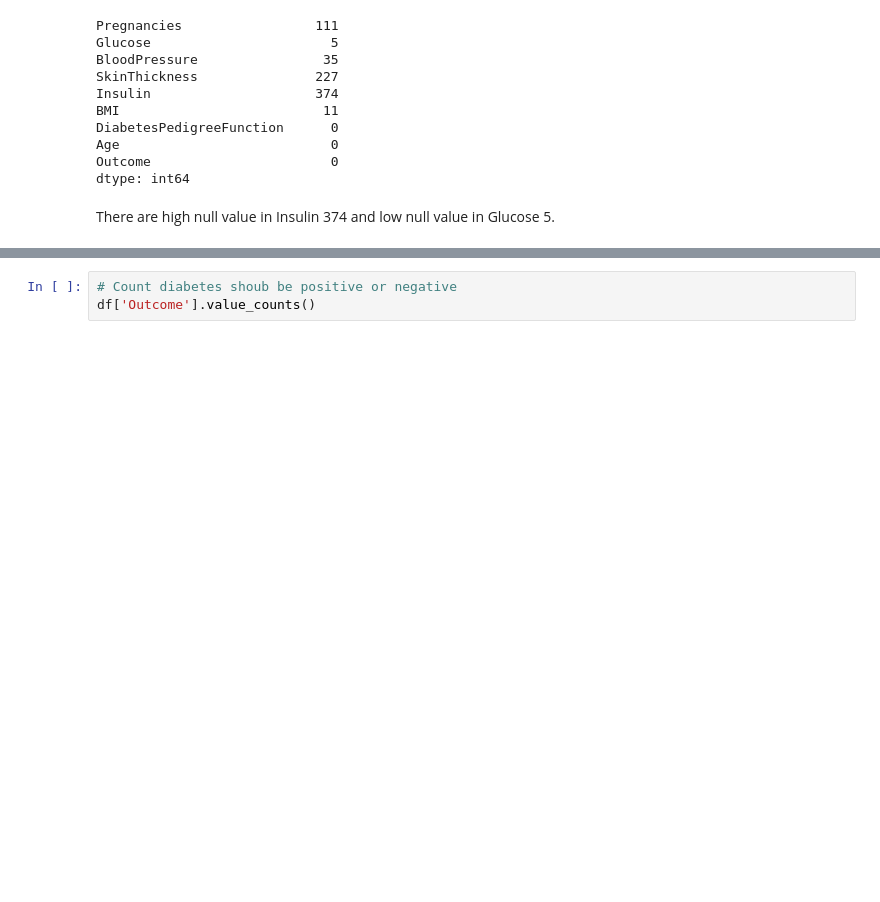
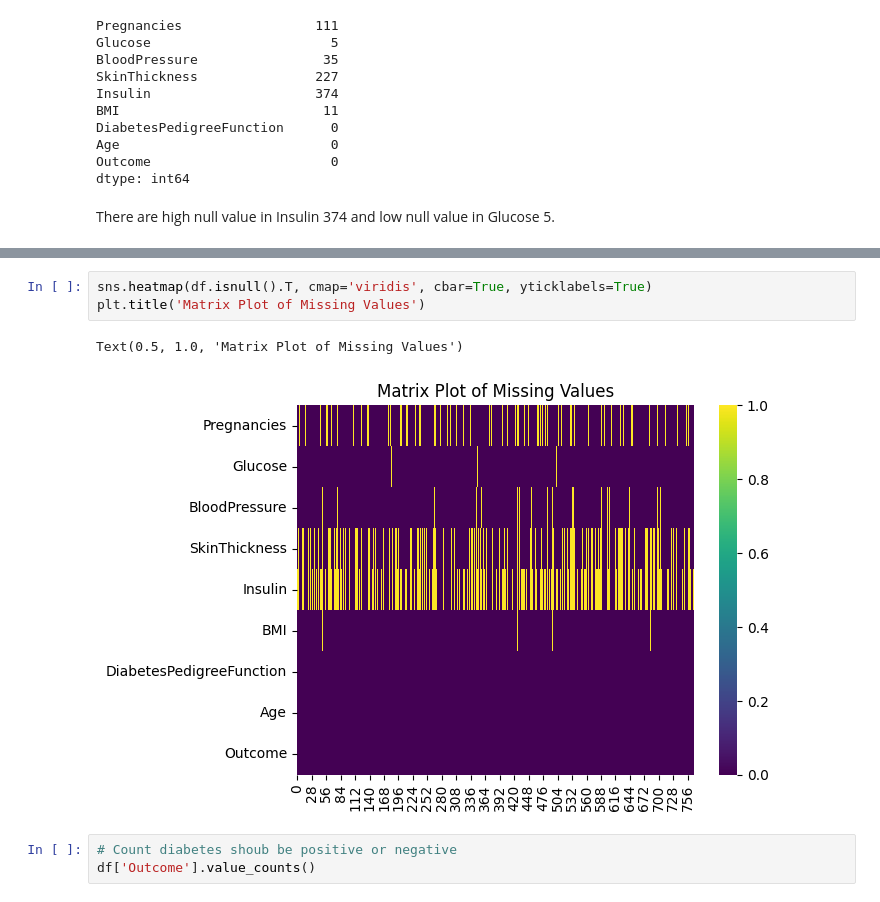
Before and after one commit to ashmi721/Data_Science_Project, a Jupyter notebook: diabetes_diagnostic_mesures.ipynb, the cells around one changed output, grey strips where cells are left out. Saved outputs shown, nothing was run; the diff lists cells and outputs as text; blank space fills up the shorter version.

```diff
--- a/diabetes_diagnostic_mesures.ipynb
+++ b/diabetes_diagnostic_mesures.ipynb
@@ -162,3 +178,9 @@ Some method to fill the Null values:
+# %%
+sns.heatmap(df.isnull().T, cmap='viridis', cbar=True, yticklabels=True)
+plt.title('Matrix Plot of Missing Values')
+# %% [output]
+Text(0.5, 1.0, 'Matrix Plot of Missing Values')
+[figure, added]
 # %%
 # Count diabetes shoub be positive or negative
 df['Outcome'].value_counts()
```
Also changed, not shown: parts of 4 cells of this notebook.
